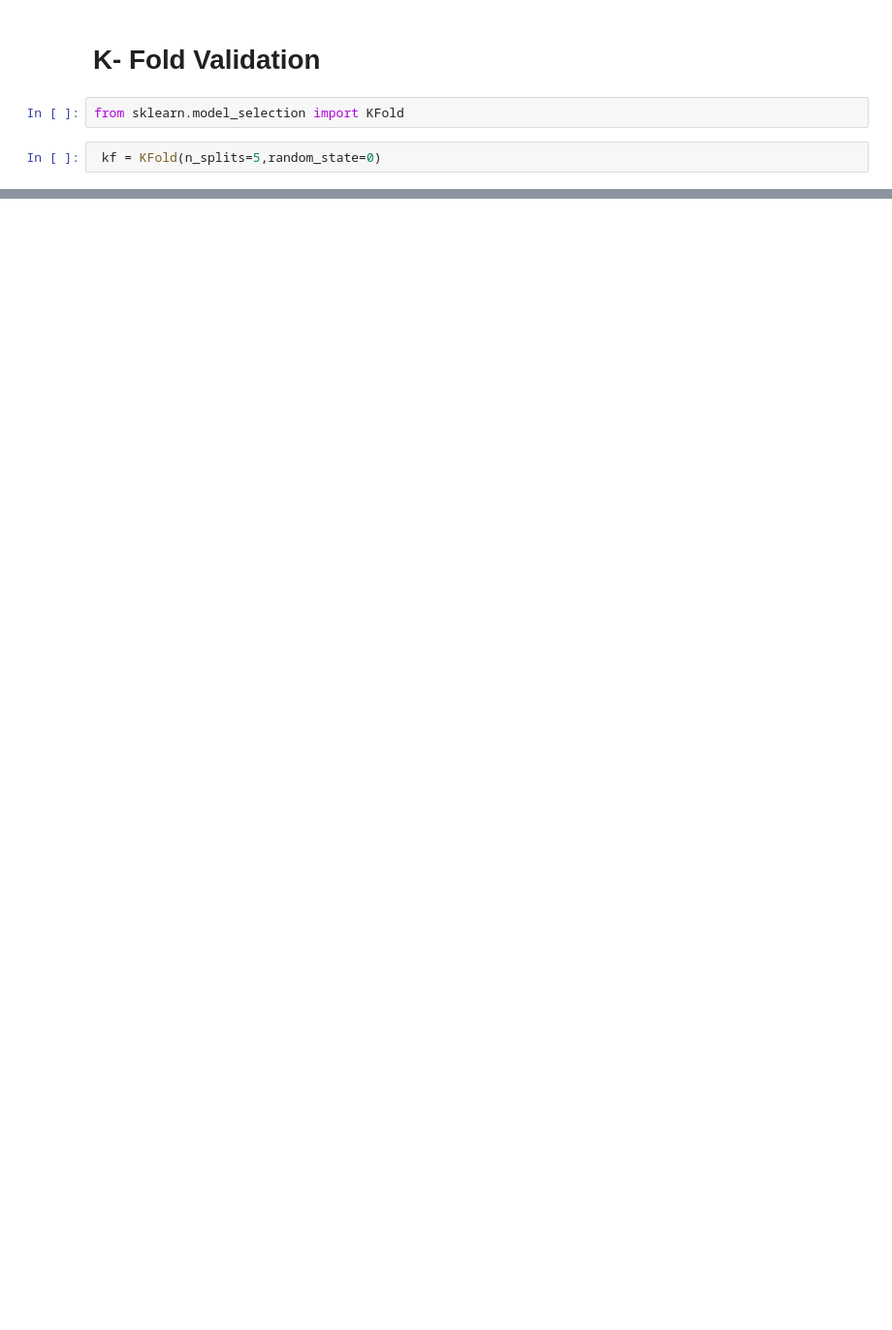
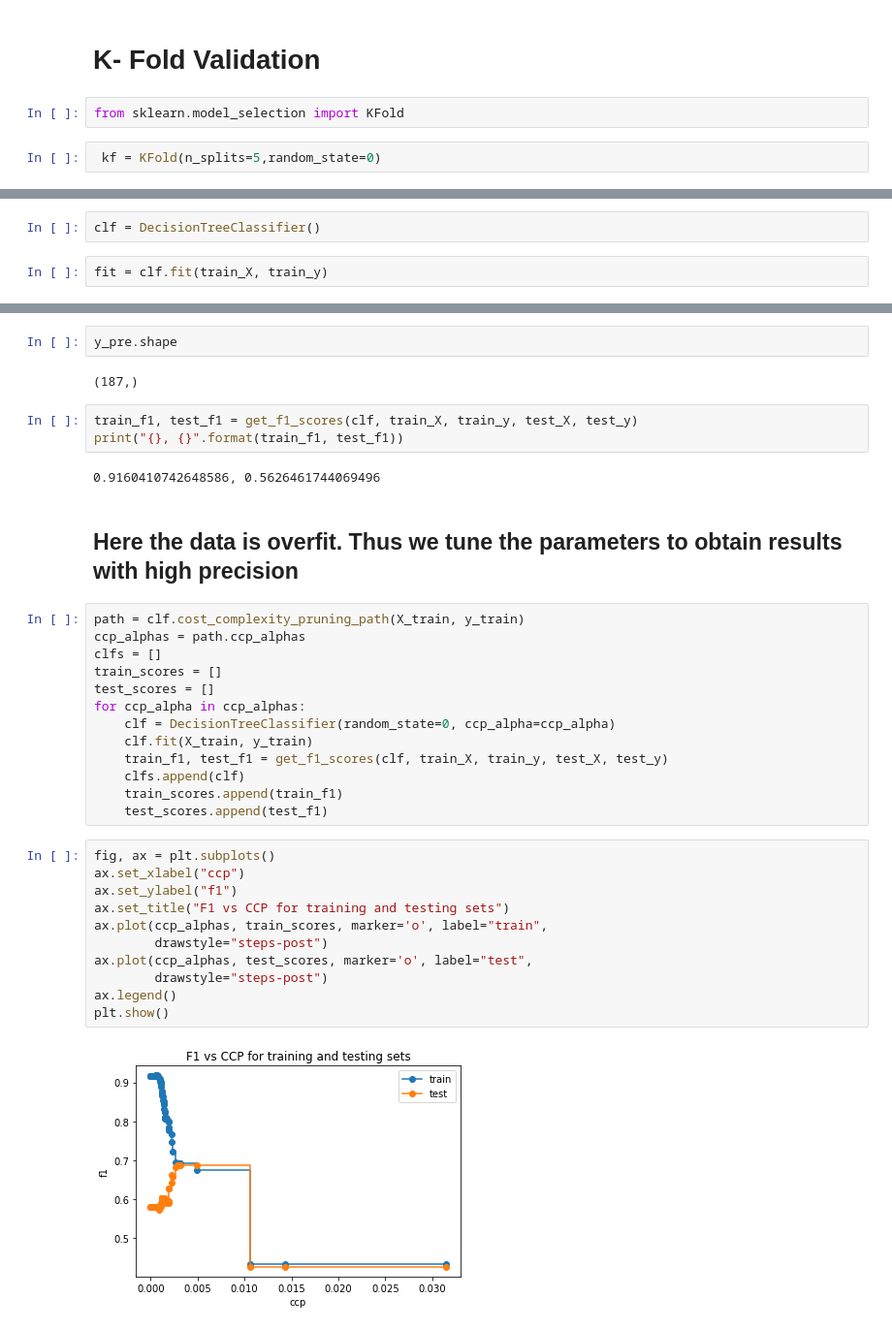
Before and after one commit to PurushottamPadhya/Datascience_Assignment_Blood_Transfusion, a Jupyter notebook: assignment2_s3804289_s3847501.ipynb, the cells around one changed output, grey strips where cells are left out. Shown at 97% size. Cells and saved outputs as stored; diff of their text form; blank space fills up the shorter version.

Commit message:
Tree validation added

```diff
--- a/assignment2_s3804289_s3847501.ipynb
+++ b/assignment2_s3804289_s3847501.ipynb
@@ -656,0 +596,4 @@ KeyError: "None of [Int64Index([150, 151, 152, 153, 154, 155, 156, 157, 158, 159
+# %%
+clf = DecisionTreeClassifier()
+# %%
+fit = clf.fit(train_X, train_y)
@@ -656,0 +614,37 @@ KeyError: "None of [Int64Index([150, 151, 152, 153, 154, 155, 156, 157, 158, 159
+# %%
+y_pre.shape
+# %% [output]
+(187,)
+# %%
+train_f1, test_f1 = get_f1_scores(clf, train_X, train_y, test_X, test_y)
+print("{}, {}".format(train_f1, test_f1))
+# %% [output]
+0.9160410742648586, 0.5626461744069496
+# %% [markdown]
+## Here the data is overfit. Thus we tune the parameters to obtain results with high precision
+# %%
+path = clf.cost_complexity_pruning_path(X_train, y_train)
+ccp_alphas = path.ccp_alphas
+clfs = []
+train_scores = []
+test_scores = []
+for ccp_alpha in ccp_alphas:
+    clf = DecisionTreeClassifier(random_state=0, ccp_alpha=ccp_alpha)
+    clf.fit(X_train, y_train)
+    train_f1, test_f1 = get_f1_scores(clf, train_X, train_y, test_X, test_y)
+    clfs.append(clf)
+    train_scores.append(train_f1)
+    test_scores.append(test_f1)
+# %%
+fig, ax = plt.subplots()
+ax.set_xlabel("ccp")
+ax.set_ylabel("f1")
+ax.set_title("F1 vs CCP for training and testing sets")
+ax.plot(ccp_alphas, train_scores, marker='o', label="train",
+        drawstyle="steps-post")
+ax.plot(ccp_alphas, test_scores, marker='o', label="test",
+        drawstyle="steps-post")
+ax.legend()
+plt.show()
+# %% [output]
+[figure, added]
```
Also changed, not shown: parts of 11 cells of this notebook.
